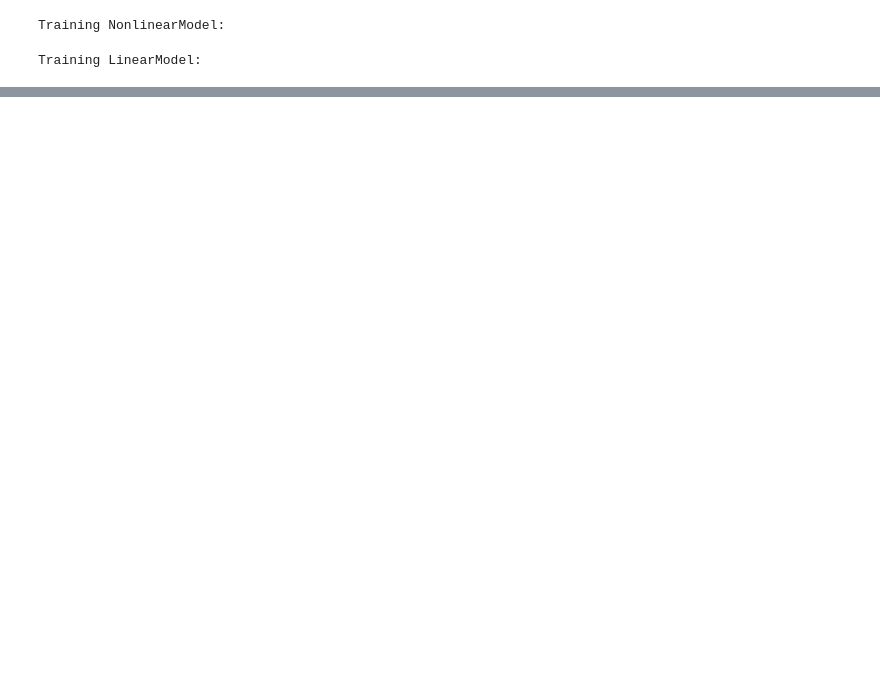
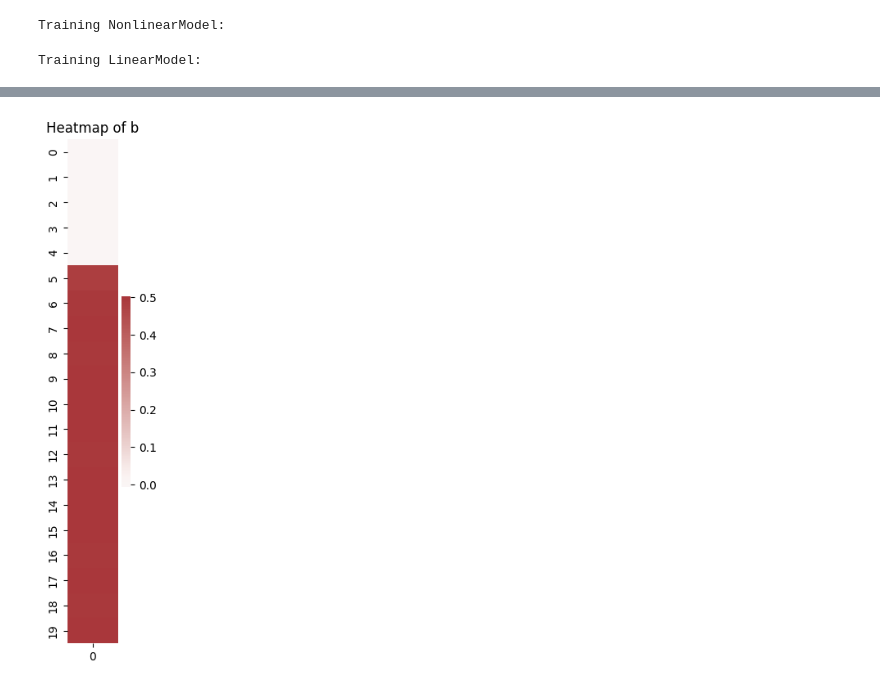
Before and after one commit to Jannoshh/superposition, a Jupyter notebook: superposition.ipynb, the cells around one changed output, grey strips where cells are left out. Cells and saved outputs as stored; diff of their text form; code cells hidden in the pictures; blank space fills up the shorter version.

```diff
--- a/superposition.ipynb
+++ b/superposition.ipynb
@@ -85,8 +88,10 @@ fig.show()
 # %%
-import plotly.graph_objects as go
-
 # Reshape the bias to make it 2-dimensional
 bias_2d = linear_model.b.detach().numpy().reshape(-1, 1)
 
-fig = go.Figure(data=go.Heatmap(z=bias_2d, colorscale='RdBu', zmid=0))
-fig.show()
+plt.figure(figsize=(1, 8))
+sns.heatmap(bias_2d, cmap='vlag', annot=False, center=0)
+plt.title("Heatmap of b")
+plt.show()
+# %% [output]
+[figure, added]
```
Also changed, not shown: parts of 1 cell of this notebook.
